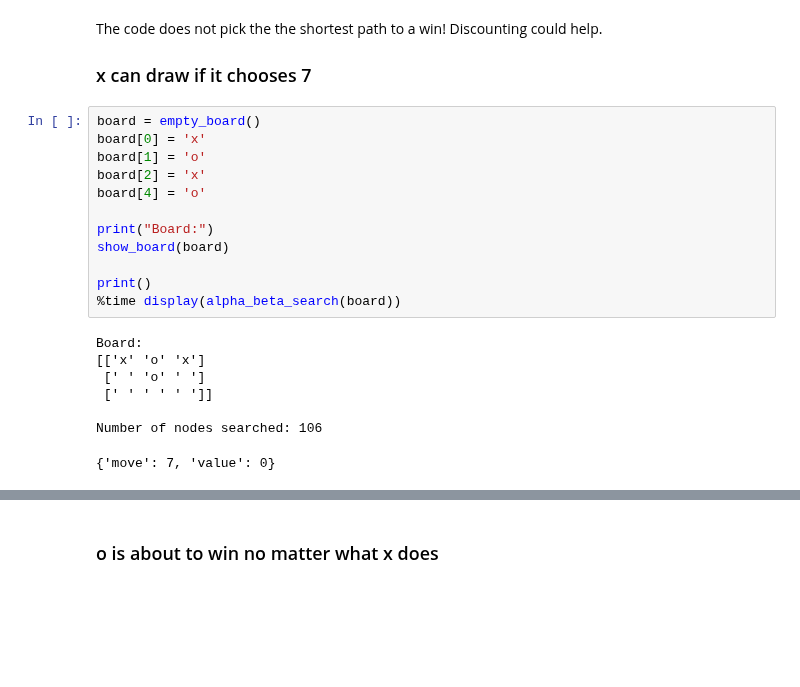
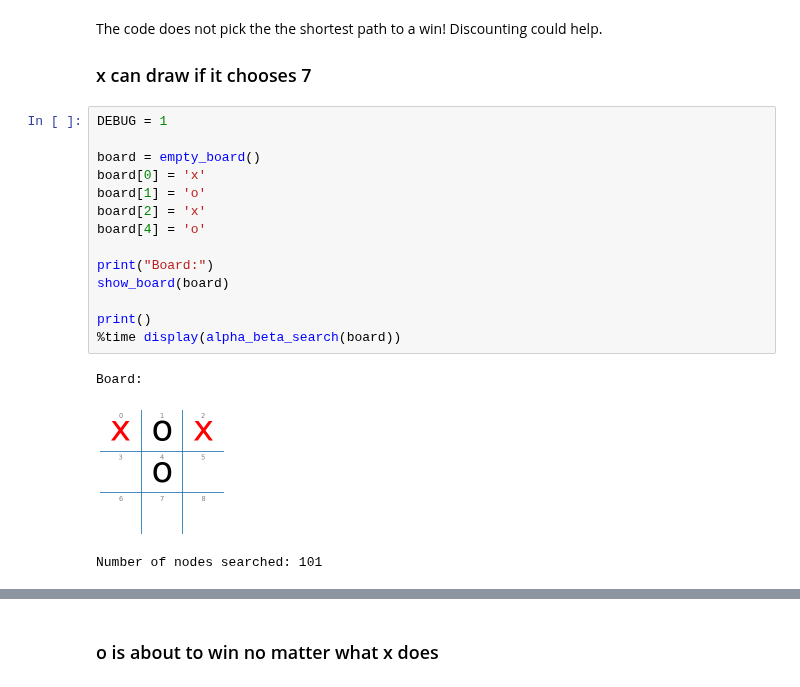
Before and after one commit to mhahsler/CS7320-AI, a Jupyter notebook: Games/tictactoe_alpha_beta_tree_search.ipynb, the cells around one changed output, grey strips where cells are left out. Drawn from its saved outputs; the diff is of its cells as text; blank space fills up the shorter version.

```diff
--- a/Games/tictactoe_alpha_beta_tree_search.ipynb
+++ b/Games/tictactoe_alpha_beta_tree_search.ipynb
@@ -465,22 +436,20 @@ The code does not pick the the shortest path to a win! Discounting could help.
 
 ### x can draw if it chooses 7
 # %%
+DEBUG = 1
+
 board = empty_board()
 board[0] = 'x'
 board[1] = 'o'
 board[2] = 'x'
 board[4] = 'o'
 
 print("Board:")
 show_board(board)
 
 print()
 %time display(alpha_beta_search(board))
 # %% [output]
 Board:
-[['x' 'o' 'x']
- [' ' 'o' ' ']
- [' ' ' ' ' ']]
-
-Number of nodes searched: 106
+[figure, added]
-{'move': 7, 'value': 0}
+Number of nodes searched: 101
```
Also changed, not shown: parts of 31 cells of this notebook, 5 other files.
